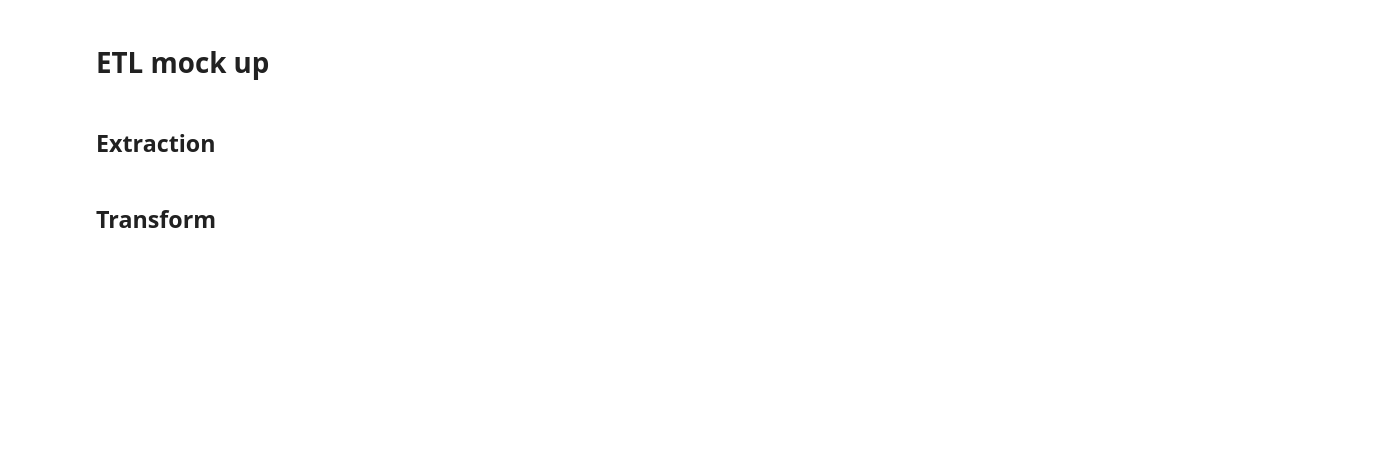
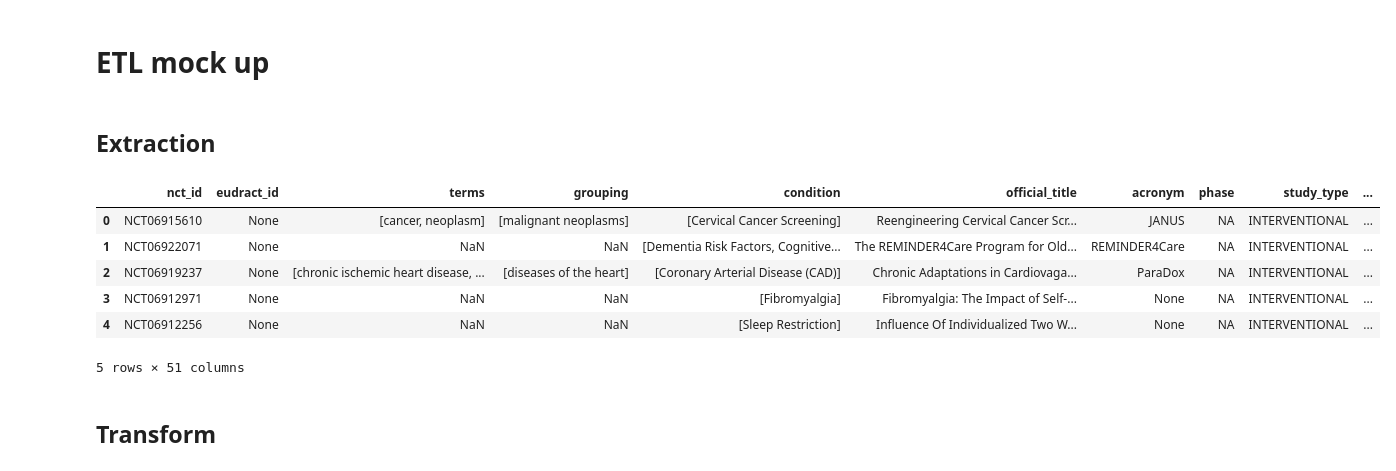
Before and after one commit to HenrikPereira/PToolCTEx, a Jupyter notebook: etl/eda.ipynb, the cells around one changed output. Drawn from its saved outputs; the diff is of its cells as text; code cells hidden in the pictures; blank space fills up the shorter version.

```diff
--- a/etl/eda.ipynb
+++ b/etl/eda.ipynb
@@ -162,6 +163,16 @@ ORDER BY study_first_submitted_date DESC;
 aact_cursor = cursor.execute(qry)
 
 aact_df = aact_cursor.fetch_df()
+# %%
+aact_df.head(5)
+# %% [output]
+|  | nct_id | eudract_id | terms | grouping | condition | official_title | acronym | phase | study_type | ... |
+| 0 | NCT06915610 | None | [cancer, neoplasm] | [malignant neoplasms] | [Cervical Cancer Screening] | Reengineering Cervical Cancer Scr... | JANUS | NA | INTERVENTIONAL | ... |
+| 1 | NCT06922071 | None | NaN | NaN | [Dementia Risk Factors, Cognitive... | The REMINDER4Care Program for Old... | REMINDER4Care | NA | INTERVENTIONAL | ... |
+| 2 | NCT06919237 | None | [chronic ischemic heart disease, ... | [diseases of the heart] | [Coronary Arterial Disease (CAD)] | Chronic Adaptations in Cardiovaga... | ParaDox | NA | INTERVENTIONAL | ... |
+| 3 | NCT06912971 | None | NaN | NaN | [Fibromyalgia] | Fibromyalgia: The Impact of Self-... | None | NA | INTERVENTIONAL | ... |
+| 4 | NCT06912256 | None | NaN | NaN | [Sleep Restriction] | Influence Of Individualized Two W... | None | NA | INTERVENTIONAL | ... |
+5 rows × 51 columns
 # %% [markdown]
 ## Transform
 # %% [markdown]
```
Also changed, not shown: parts of 28 cells of this notebook.
